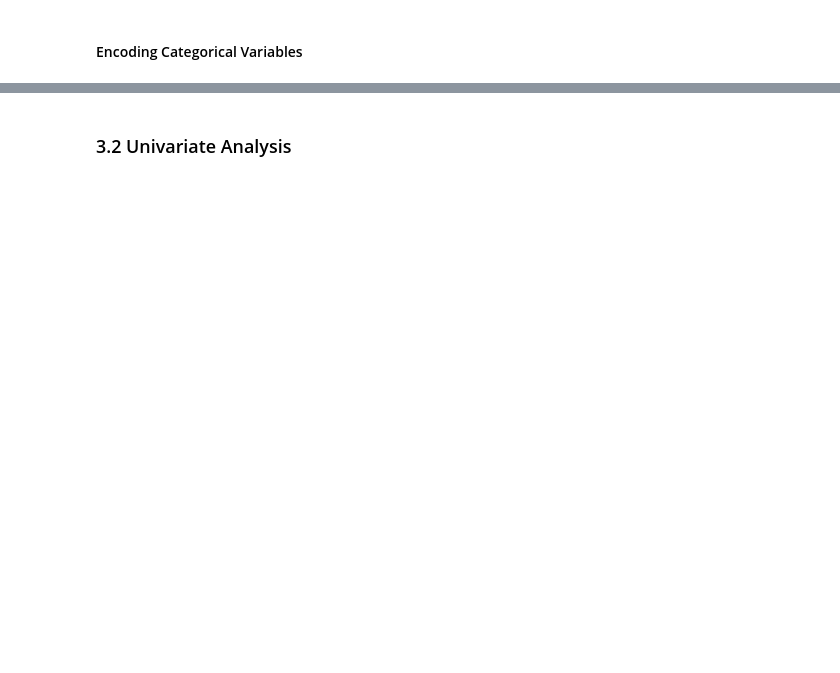
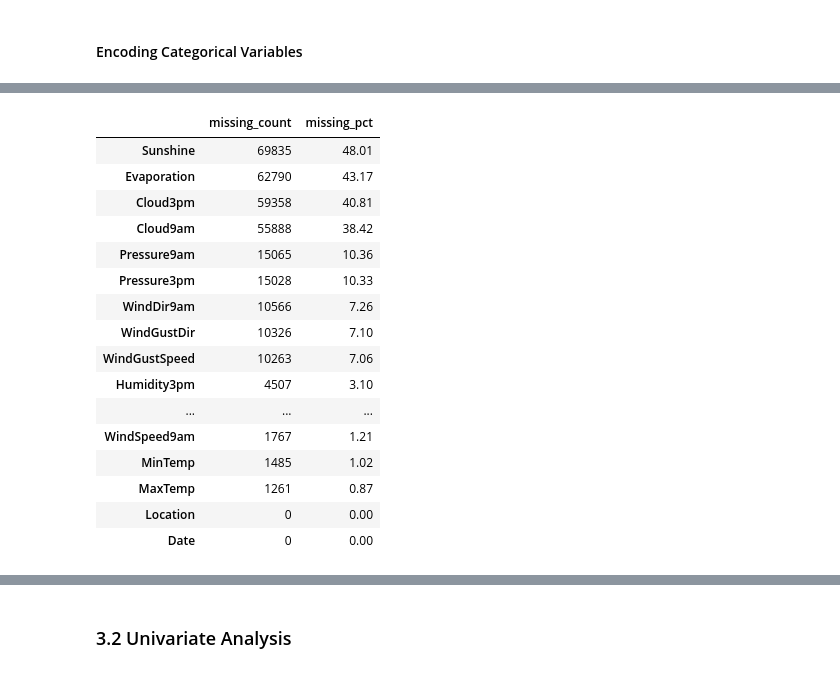
Before and after one commit to AstouK/Rain_Australia, a Jupyter notebook: rain_australia v2.ipynb, the cells around one changed output, grey strips where cells are left out. Saved outputs shown, nothing was run; the diff lists cells and outputs as text; code cells hidden in the pictures; blank space fills up the shorter version.

```diff
--- a/rain_australia v2.ipynb
+++ b/rain_australia v2.ipynb
@@ -916,0 +867,29 @@ def folium_bubble_map(
+# %%
+# Nils Becker (03817505)
+# Counting the absolute missing values and calculating the missing percentage values.
+missing = df_eda.isna().sum()
+missing_pct = (missing / len(df_eda) * 100).round(2)
+
+# Creates a temp data frame with missing counts and missing percentages
+pd.DataFrame({
+    'missing_count': missing,
+    'missing_pct': missing_pct
+}).sort_values(by='missing_pct', ascending=False)
+# %% [output]
+|  | missing_count | missing_pct |
+| Sunshine | 69835 | 48.01 |
+| Evaporation | 62790 | 43.17 |
+| Cloud3pm | 59358 | 40.81 |
+| Cloud9am | 55888 | 38.42 |
+| Pressure9am | 15065 | 10.36 |
+| Pressure3pm | 15028 | 10.33 |
+| WindDir9am | 10566 | 7.26 |
+| WindGustDir | 10326 | 7.10 |
+| WindGustSpeed | 10263 | 7.06 |
+| Humidity3pm | 4507 | 3.10 |
+| ... | ... | ... |
+| WindSpeed9am | 1767 | 1.21 |
+| MinTemp | 1485 | 1.02 |
+| MaxTemp | 1261 | 0.87 |
+| Location | 0 | 0.00 |
+| Date | 0 | 0.00 |
```
Also changed, not shown: parts of 31 cells of this notebook.
